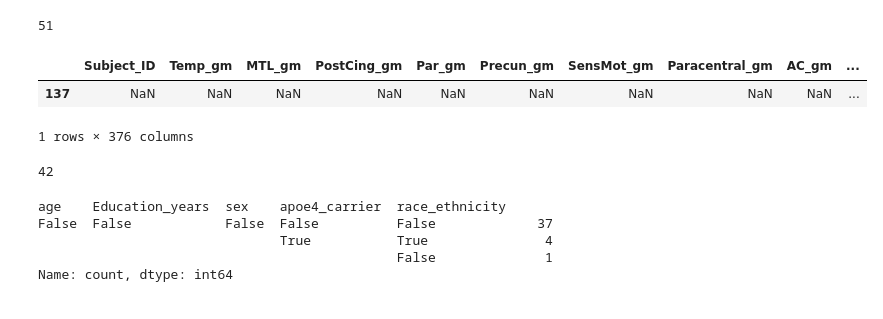
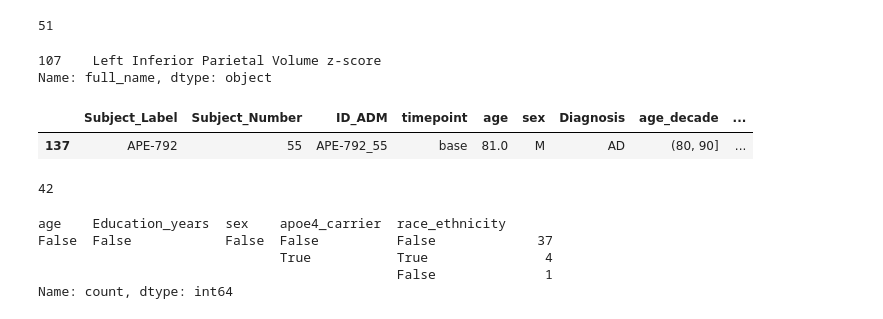
Before and after one commit to lnkoenig/ptau-217-and-FDG-PET-AD---official-copy, a Jupyter notebook: 09_figures_for_manuscript.ipynb, the cells around one changed output. Drawn from its saved outputs; the diff is of its cells as text; code cells hidden in the pictures.

```diff
--- a/09_figures_for_manuscript.ipynb
+++ b/09_figures_for_manuscript.ipynb
@@ -70,5 +104,10 @@ full_names = pd.read_csv(code_folder_loc + 'data/data-dictionary.csv')
 len(all_data)
 # %% [output]
 51
+# %%
+full_names.loc[full_names['variable_name'].isin(['VOL_InfParSupra_Lz']), 'full_name']
+# %% [output]
+107    Left Inferior Parietal Volume z-score
+Name: full_name, dtype: object
 # %%
 # add line breaks to long names as needed
@@ -144,8 +183,7 @@ def real_name(var):
         raise Exception('missing full name')
     return var_str
 # %%
-all_data[all_data[FDG_columns + vol_columns + cog_columns + plasma_columns].isna().all(axis = 1) & all_data[plasma_columns].isna().all(axis = 1)]#.dropna(axis = 1, how = 'all')
+all_data[all_data[FDG_columns + vol_columns + cog_columns + plasma_columns].isna().all(axis = 1) & all_data[plasma_columns].isna().all(axis = 1)].dropna(axis = 1, how = 'all')
 # %% [output]
-|  | Subject_ID | Temp_gm | MTL_gm | PostCing_gm | Par_gm | Precun_gm | SensMot_gm | Paracentral_gm | AC_gm | ... |
-| 137 | NaN | NaN | NaN | NaN | NaN | NaN | NaN | NaN | NaN | ... |
+|  | Subject_Label | Subject_Number | ID_ADM | timepoint | age | sex | Diagnosis | age_decade | ... |
+| 137 | APE-792 | 55 | APE-792_55 | base | 81.0 | M | AD | (80, 90] | ... |
-1 rows × 376 columns
```
Also changed, not shown: parts of 17 cells of this notebook, 3 other files.
